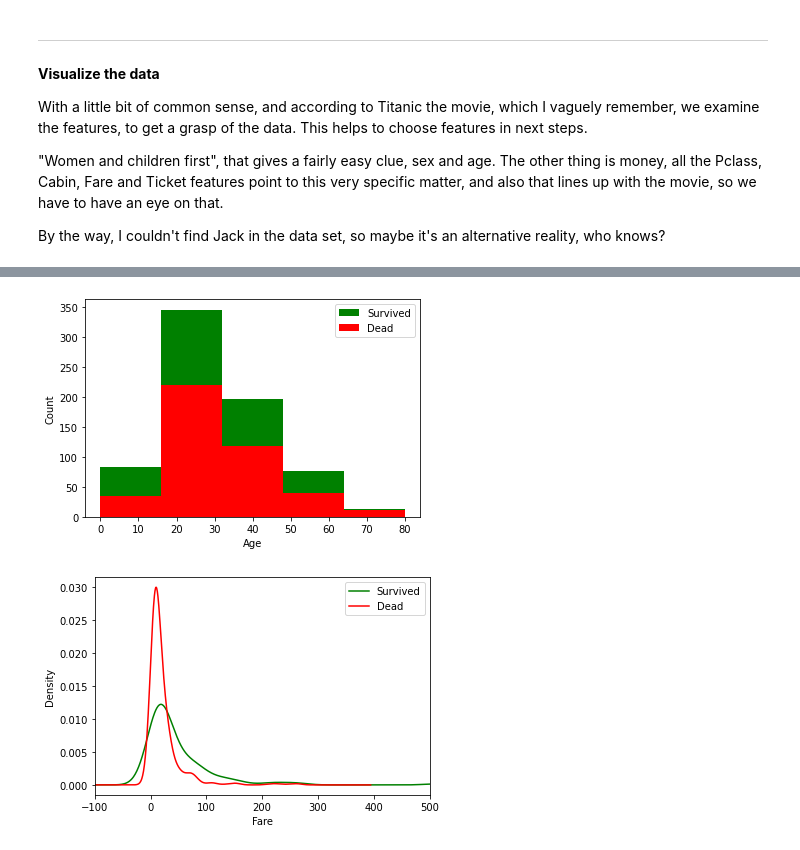
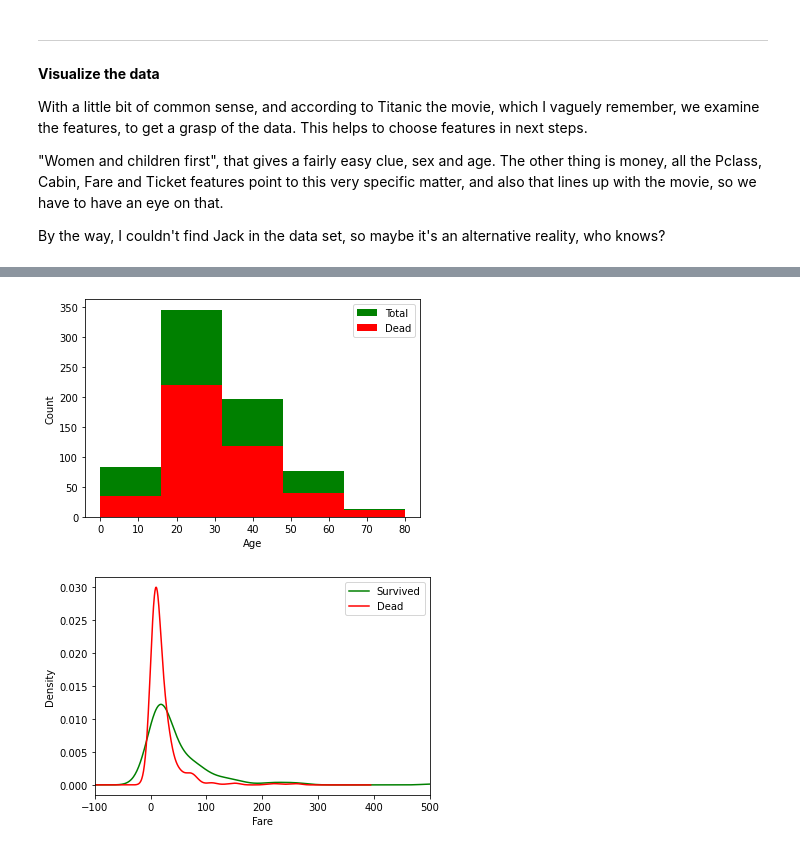
Before and after one commit to URAmiRBin/datamining-exercises, a Jupyter notebook: decision-tree/jupyter-titanic.ipynb, the cells around one changed output, grey strips where cells are left out. Drawn from its saved outputs; the diff is of its cells as text; code cells hidden in the pictures.

```diff
--- a/decision-tree/jupyter-titanic.ipynb
+++ b/decision-tree/jupyter-titanic.ipynb
@@ -84,15 +84,15 @@ plt.show()
 # %%
 plt.hist(train_df['Age'].dropna(axis = 0).values, bins=5, color = "green", range = (0, 80))
 plt.hist(dead_df['Age'].dropna(axis = 0).values, bins=5, color = "red", range = (0, 80))
 
 
 plt.ylabel('Count')
 plt.xlabel('Age')
-plt.legend(('Survived', 'Dead'))
+plt.legend(('Total', 'Dead'))
 
 plt.show()
 # %% [output]
-[figure, old version]
+[figure, new version]
 # %%
 ax = pd.DataFrame(alive_df['Fare']).plot(kind='density', color = "green")
 ax.set_xlim(-100, 500)
```
Also changed, not shown: parts of 4 cells of this notebook, 1 other file.
